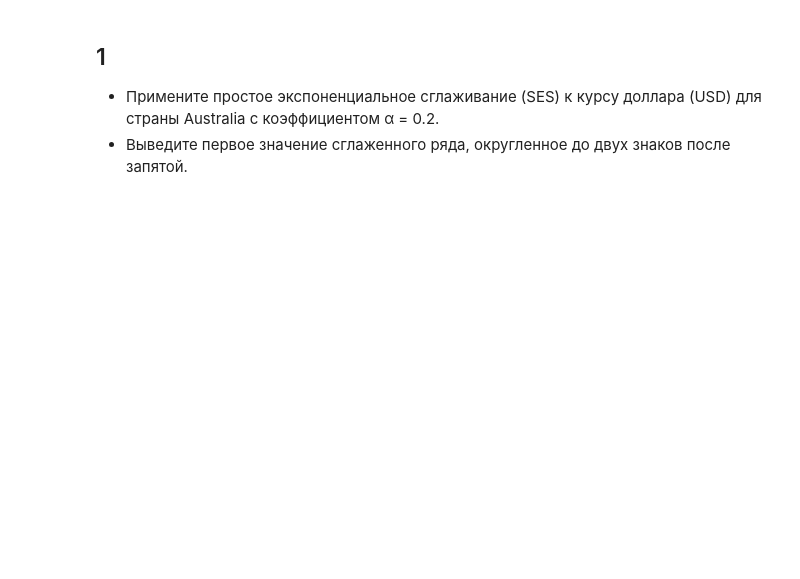
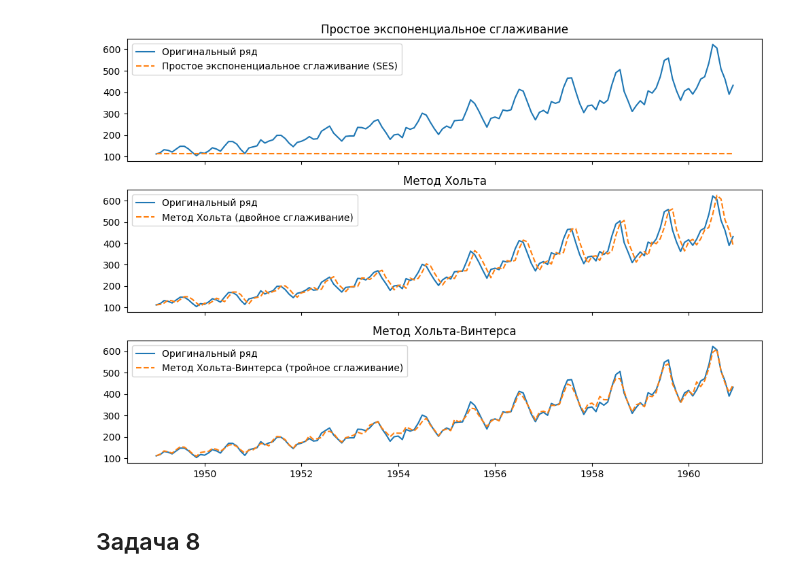
Before and after one commit to skv-analyst/study-timeseries-analysis-forecasting, a Jupyter notebook: notebooks/06-1-exponential-smoothing.ipynb, the cells around one changed output. Cells and saved outputs as stored; diff of their text form; code cells hidden in the pictures; blank space fills up the shorter version.

```diff
--- a/notebooks/06-1-exponential-smoothing.ipynb
+++ b/notebooks/06-1-exponential-smoothing.ipynb
@@ -2,0 +8,42 @@ import pandas as pd
+# %%
+df = pd.read_csv('../data/03-1-airline-passengers.csv', parse_dates=['Month'], index_col='Month')
+df.index = pd.to_datetime(df.index)
+df = df.asfreq('MS')
+# %%
+def pipeline(data, column, alpha, ):
+    # Простое экспоненциальное сглаживание (SES)
+    alpha = alpha
+    model_ses = SimpleExpSmoothing(data[column]).fit(smoothing_level=alpha, optimized=False)
+    data['SES'] = model_ses.fittedvalues
+
+    # Метод Хольта (двойное экспоненциальное сглаживание)
+    model_holt = ExponentialSmoothing(data[column], trend='add').fit()
+    data['Holt'] = model_holt.fittedvalues
+
+    # Метод Хольта-Винтерса (тройное экспоненциальное сглаживание)
+    model_holt_winters = ExponentialSmoothing(data[column], trend='add', seasonal='add', seasonal_periods=12).fit()
+    data['Holt-Winters'] = model_holt_winters.fittedvalues
+
+    # Визуализация результатов
+    fig, axes = plt.subplots(3, 1, figsize=(10, 7), sharex=True)
+
+    # График простого экспоненциального сглаживания
+    axes[0].plot(data[column], label='Оригинальный ряд')
+    axes[0].plot(data['SES'], label='Простое экспоненциальное сглаживание (SES)', linestyle='--')
+    axes[0].legend()
+    axes[0].set_title('Простое экспоненциальное сглаживание')
+
+    # График метода Хольта
+    axes[1].plot(data[column], label='Оригинальный ряд')
+    axes[1].plot(data['Holt'], label='Метод Хольта (двойное сглаживание)', linestyle='--')
+    axes[1].legend()
+    axes[1].set_title('Метод Хольта')
+
+    # График метода Хольта-Винтерса
+    axes[2].plot(data[column], label='Оригинальный ряд')
+    axes[2].plot(data['Holt-Winters'], label='Метод Хольта-Винтерса (тройное сглаживание)', linestyle='--')
+    axes[2].legend()
+    axes[2].set_title('Метод Хольта-Винтерса')
+
+    plt.tight_layout()
+    plt.show();
@@ -3,4 +54,6 @@ import pandas as pd
+# %%
+pipeline(data=df, column='Passengers', alpha=0)
+# %% [output]
+[figure, added]
 # %% [markdown]
-## 1
-- Примените простое экспоненциальное сглаживание (SES) к курсу доллара (USD) для страны Australia с коэффициентом α = 0.2.
-- Выведите первое значение сглаженного ряда, округленное до двух знаков после запятой.
+## Задача 8
```
Also changed, not shown: parts of 15 cells of this notebook.
